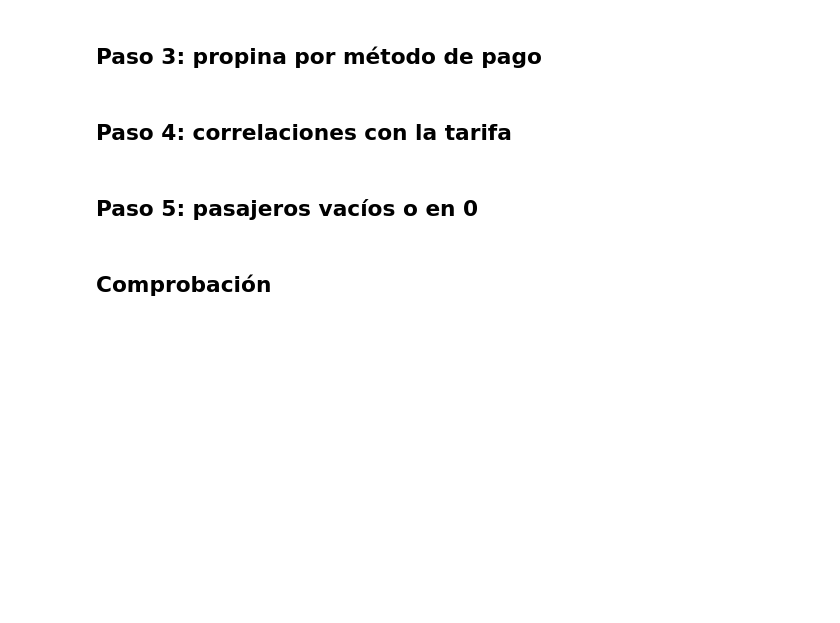
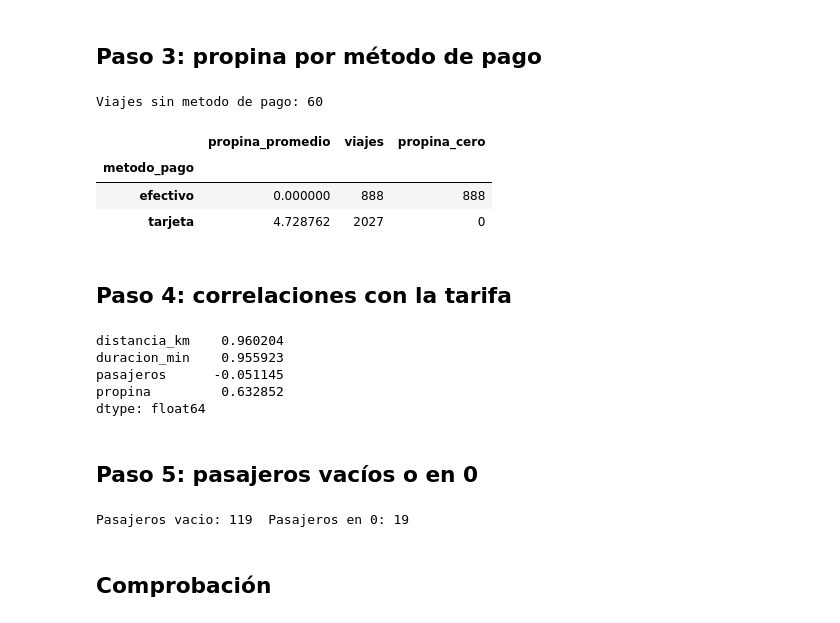
Before and after one commit to yahashuaPP/data-science-end-to-end, a Jupyter notebook: laboratorios/semana-08-sesion-02/starter/ejercicio2_relaciones.ipynb, the cells around one changed output. Drawn from its saved outputs; the diff is of its cells as text; code cells hidden in the pictures; blank space fills up the shorter version.

```diff
--- a/laboratorios/semana-08-sesion-02/starter/ejercicio2_relaciones.ipynb
+++ b/laboratorios/semana-08-sesion-02/starter/ejercicio2_relaciones.ipynb
@@ -32,21 +52,41 @@ plt.show()
 # %%
 # TODO 3: resumen_propina, con la propina promedio, la cantidad de viajes
 # y la cantidad de viajes con propina 0, por metodo de pago.
-resumen_propina = None
+resumen_propina = limpios.groupby("metodo_pago").agg(
+    propina_promedio=("propina", "mean"),
+    viajes=("propina", "size"),
+    propina_cero=("propina", lambda p: (p == 0).sum()),
+)
+print(f"Viajes sin metodo de pago: {limpios['metodo_pago'].isna().sum()}")
 resumen_propina
+# %% [output]
+Viajes sin metodo de pago: 60
+|  | propina_promedio | viajes | propina_cero |
+| metodo_pago |  |  |  |
+| efectivo | 0.000000 | 888 | 888 |
+| tarjeta | 4.728762 | 2027 | 0 |
 # %% [markdown]
 ## Paso 4: correlaciones con la tarifa
 # %%
 # TODO 4: correlaciones, la correlacion de distancia_km, duracion_min,
 # pasajeros y propina con la tarifa.
-correlaciones = None
+correlaciones = limpios[["distancia_km", "duracion_min", "pasajeros", "propina"]].corrwith(limpios["tarifa"])
 correlaciones
+# %% [output]
+distancia_km    0.960204
+duracion_min    0.955923
+pasajeros      -0.051145
+propina         0.632852
+dtype: float64
 # %% [markdown]
 ## Paso 5: pasajeros vacíos o en 0
 # %%
 # TODO 5: cuantos viajes tienen pasajeros vacio y cuantos tienen 0.
-pasajeros_vacios = None
-pasajeros_cero = None
+pasajeros_vacios = limpios["pasajeros"].isna().sum()
+pasajeros_cero = (limpios["pasajeros"] == 0).sum()
+print(f"Pasajeros vacio: {pasajeros_vacios}  Pasajeros en 0: {pasajeros_cero}")
+# %% [output]
+Pasajeros vacio: 119  Pasajeros en 0: 19
 # %% [markdown]
 ## Comprobación
 # %%
```
Also changed, not shown: parts of 3 cells of this notebook, 45 other files.
